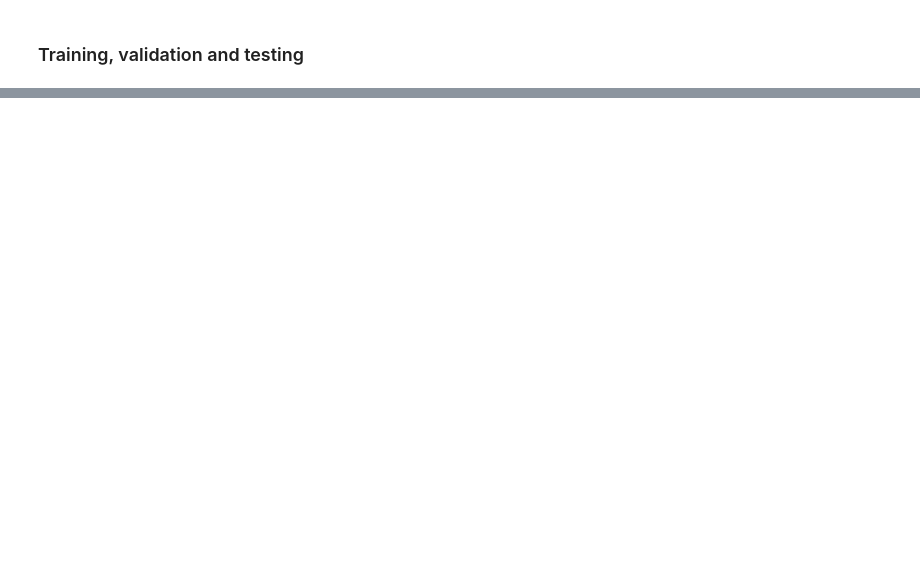
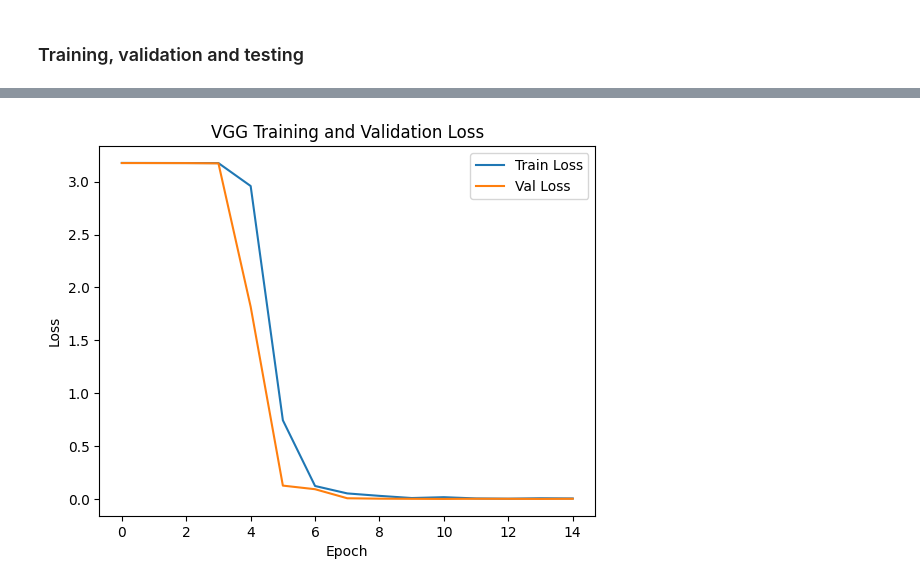
Before and after one commit to luv00012/CSCU9M6-Assignment, a Jupyter notebook: assignment.ipynb, the cells around one changed output, grey strips where cells are left out. Cells and saved outputs as stored; diff of their text form; code cells hidden in the pictures; blank space fills up the shorter version.

```diff
--- a/assignment.ipynb
+++ b/assignment.ipynb
@@ -370,0 +435,11 @@ Epoch 10/10 train loss: 0.0140 - train accuracy: 0.9962 val loss: 0.0008 - val a
+# %%
+plt.plot(vgg_metrics['loss'], label='VGG Train Loss')
+plt.plot(vgg_metrics['val_loss'], label='VGG Val Loss')
+
+plt.title('VGG Training and Validation Loss')
+plt.xlabel('Epoch')
+plt.ylabel('Loss')
+plt.legend(['Train Loss', 'Val Loss'])
+plt.show()
+# %% [output]
+[figure, added]
```
Also changed, not shown: parts of 27 cells of this notebook, 3 other files.
